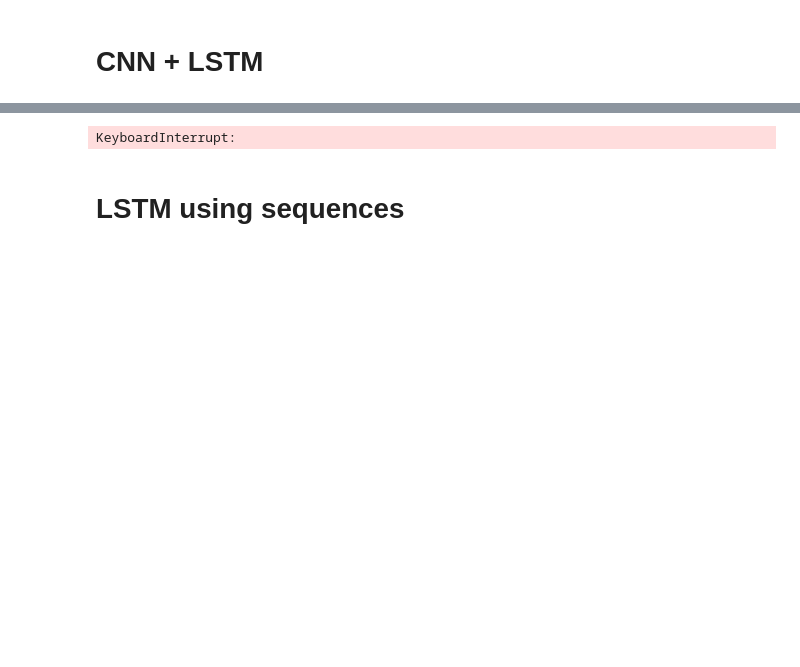
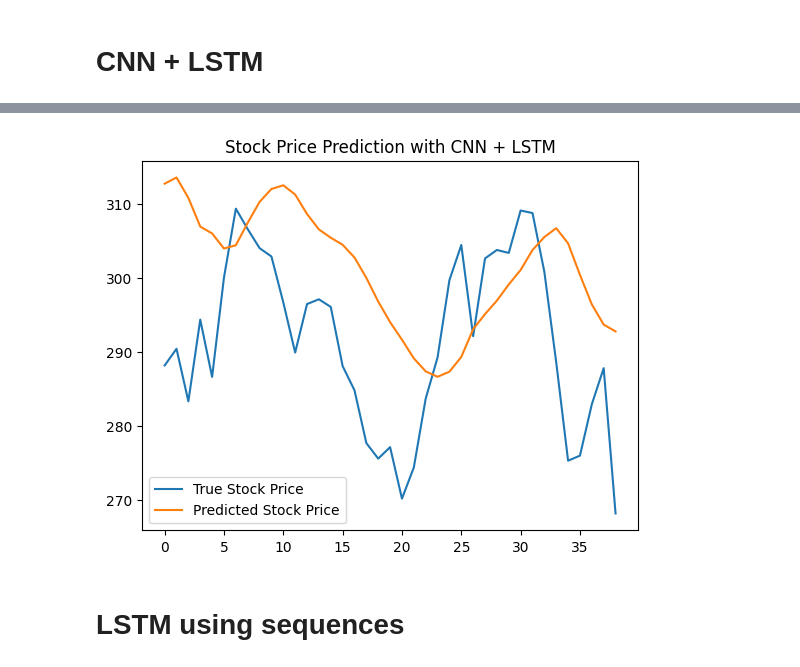
Before and after one commit to calvinz168/CISC-452, a Jupyter notebook: neural_network.ipynb, the cells around one changed output, grey strips where cells are left out. Saved outputs shown, nothing was run; the diff lists cells and outputs as text; code cells hidden in the pictures; blank space fills up the shorter version.

```diff
--- a/neural_network.ipynb
+++ b/neural_network.ipynb
@@ -128,7 +129,7 @@ series = series[series['Stock Name'] == 'TSLA']
 series = series.drop(['Stock Name', 'Adj Close'], axis=1)
 
 # Scale only the 'Close' price
-scaler = MinMaxScaler(feature_range=(0, 1))
+scaler = StandardScaler()
 scaled = scaler.fit_transform(series[['Close']].values)  # Scale only the 'Close' price
 
 # Function to create data sequences for time-series forecasting
@@ -162,9 +163,12 @@ model.add(Dense(1))
 
 # Compile the model
 model.compile(optimizer='adam', loss='mean_squared_error')
+model.add(Dropout(0.2))
+
+early_stop = EarlyStopping(monitor='val_loss', patience=10)
 
 # Train the model
-history = model.fit(X_train, y_train, epochs=20, batch_size=32, validation_data=(X_test, y_test), verbose=2)
+history = model.fit(X_train, y_train, epochs=20, batch_size=32, validation_data=(X_test, y_test), verbose=2, callbacks=[early_stop])
 
 # Evaluate the model
 mse = model.evaluate(X_test, y_test, verbose=0)
@@ -205,4 +209,4 @@ Epoch 18/20
-KeyboardInterrupt:
+[figure, added]
 # %% [markdown]
 # LSTM using sequences
 # %%
```
Also changed, not shown: parts of 5 cells of this notebook.
